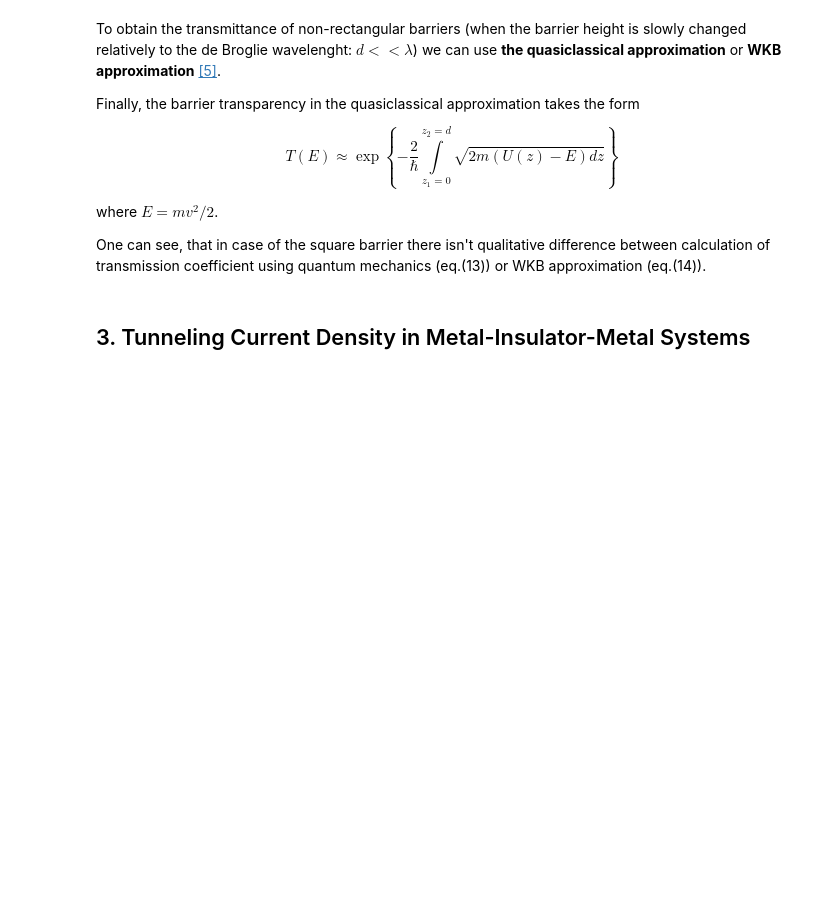
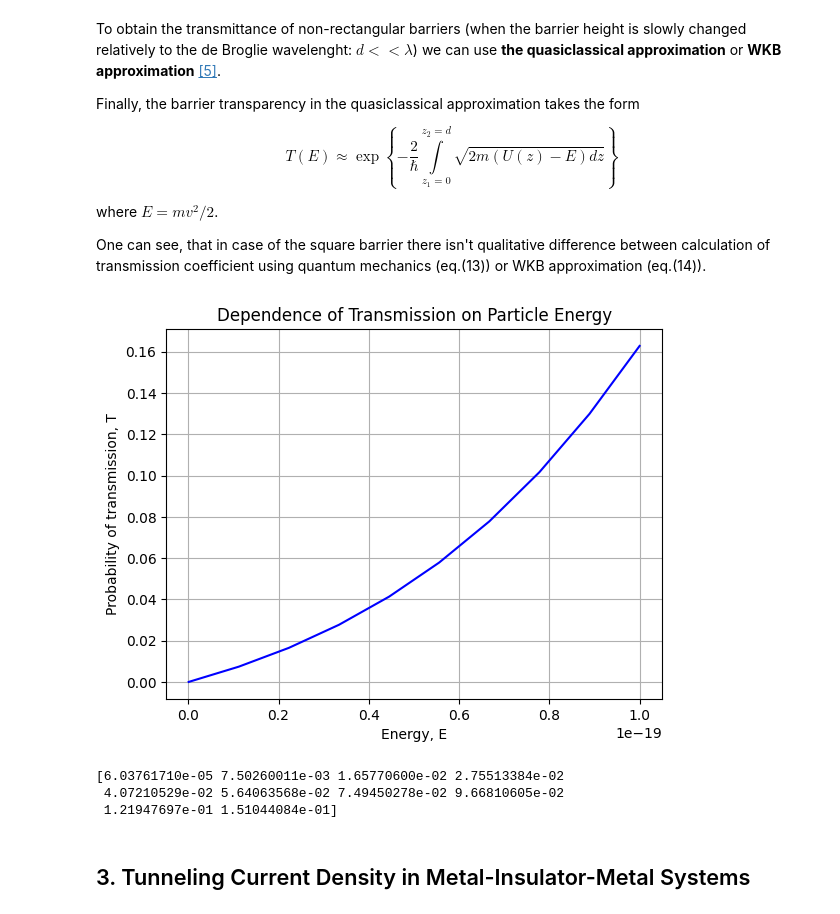
Before and after one commit to MariyaSV78/notebook_STM, a Jupyter notebook: STM/STM.ipynb, the cells around one changed output. Saved outputs shown, nothing was run; the diff lists cells and outputs as text; code cells hidden in the pictures; blank space fills up the shorter version.

```diff
--- a/STM/STM.ipynb
+++ b/STM/STM.ipynb
@@ -336,6 +336,38 @@ $$ T(E) \approx \exp\left\{ -\frac{2}{\hbar}\int\limits_{z_1 = 0}^{z_2 = d} \sqr
 where $E = m{v}^2/2$.
 
 One can see, that in case of the square barrier there isn't qualitative difference between calculation of transmission coefficient using quantum mechanics  (eq.(13)) or WKB approximation (eq.(14)).
+# %%
+
+
+E = np.linspace(0.001e-19, 1e-19, 10)
+
+k= (np.sqrt(2 * m * E)/hbar)
+kappa = (np.sqrt(2 * m * (U - E))/hbar)
+
+T = 4 /(1 + 1/4 *(kappa/k - k/kappa)**2) * np.exp(-(2 * d)/hbar * np.sqrt(2 * m * (U - E)))
+
+F = 2*1j*k*kappa*np.cosh(kappa*d)+(k**2-kappa**2)*np.sinh(kappa*d)
+D = (2*1j*kappa*k*np.exp(-1j * k * d))/F
+T1 = np.abs(D)**2
+
+
+plt.plot(E, T, color='blue')
+
+plt.xlabel('Energy, E')
+plt.ylabel('Probability of Transmission, T')
+plt.title('Dependence of Transmission on Particle Energy')
+
+# Show the plot
+plt.grid(True)
+plt.show()
+
+
+print(T1)
+# %% [output]
+[figure, added]
+[6.03761710e-05 7.50260011e-03 1.65770600e-02 2.75513384e-02
+ 4.07210529e-02 5.64063568e-02 7.49450278e-02 9.66810605e-02
+ 1.21947697e-01 1.51044084e-01]
 # %% [markdown]
 ## 3. Tunneling Current Density in Metal-Insulator-Metal Systems
 # %% [markdown]
```
Also changed, not shown: parts of 4 cells of this notebook, 4 other files.
